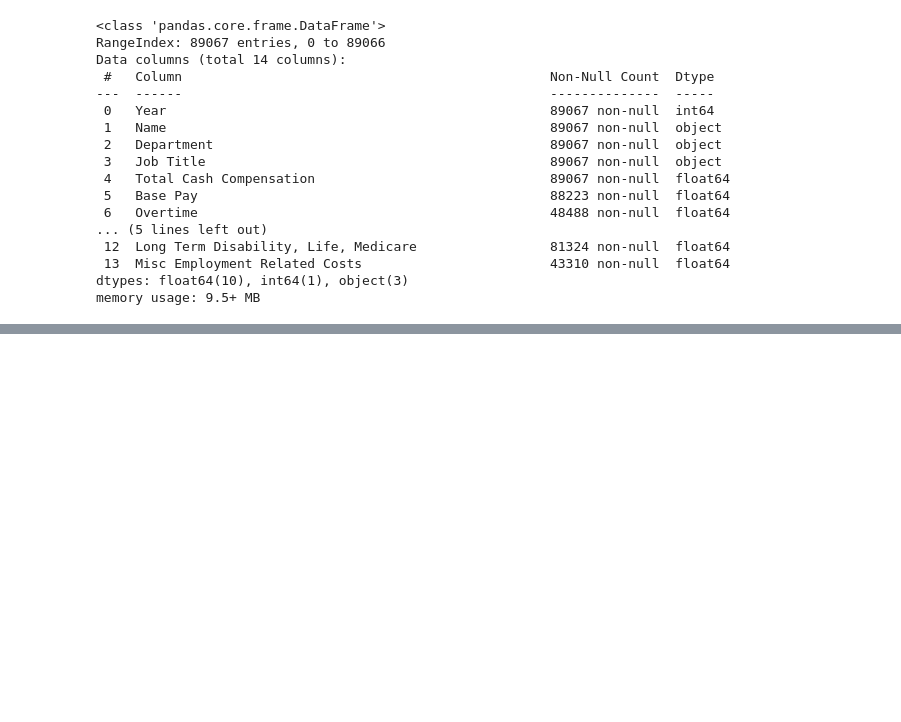
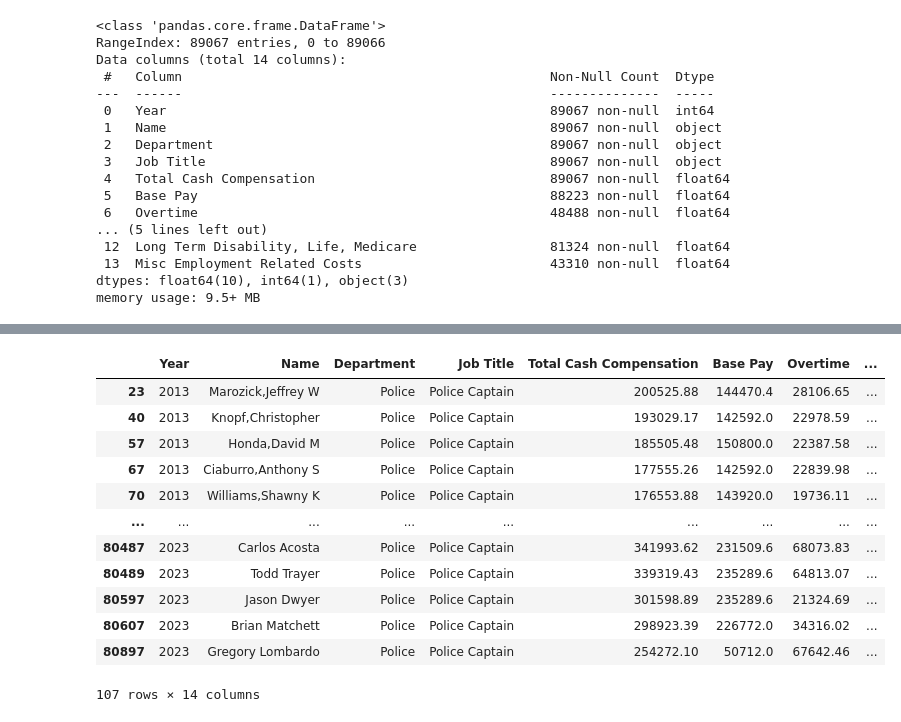
Before and after one commit to ryanfernald/San-Jose-Employment-Analysis, a Jupyter notebook: NewEDA.ipynb, the cells around one changed output, grey strips where cells are left out. Drawn from its saved outputs; the diff is of its cells as text; code cells hidden in the pictures; blank space fills up the shorter version.

```diff
--- a/NewEDA.ipynb
+++ b/NewEDA.ipynb
@@ -254,0 +305,16 @@ memory usage: 9.5+ MB
+# %%
+df_police
+# %% [output]
+|  | Year | Name | Department | Job Title | Total Cash Compensation | Base Pay | Overtime | ... |
+| 23 | 2013 | Marozick,Jeffrey W | Police | Police Captain | 200525.88 | 144470.4 | 28106.65 | ... |
+| 40 | 2013 | Knopf,Christopher | Police | Police Captain | 193029.17 | 142592.0 | 22978.59 | ... |
+| 57 | 2013 | Honda,David M | Police | Police Captain | 185505.48 | 150800.0 | 22387.58 | ... |
+| 67 | 2013 | Ciaburro,Anthony S | Police | Police Captain | 177555.26 | 142592.0 | 22839.98 | ... |
+| 70 | 2013 | Williams,Shawny K | Police | Police Captain | 176553.88 | 143920.0 | 19736.11 | ... |
+| ... | ... | ... | ... | ... | ... | ... | ... | ... |
+| 80487 | 2023 | Carlos Acosta | Police | Police Captain | 341993.62 | 231509.6 | 68073.83 | ... |
+| 80489 | 2023 | Todd Trayer | Police | Police Captain | 339319.43 | 235289.6 | 64813.07 | ... |
+| 80597 | 2023 | Jason Dwyer | Police | Police Captain | 301598.89 | 235289.6 | 21324.69 | ... |
+| 80607 | 2023 | Brian Matchett | Police | Police Captain | 298923.39 | 226772.0 | 34316.02 | ... |
+| 80897 | 2023 | Gregory Lombardo | Police | Police Captain | 254272.10 | 50712.0 | 67642.46 | ... |
+107 rows × 14 columns
```
Also changed, not shown: parts of 6 cells of this notebook.
